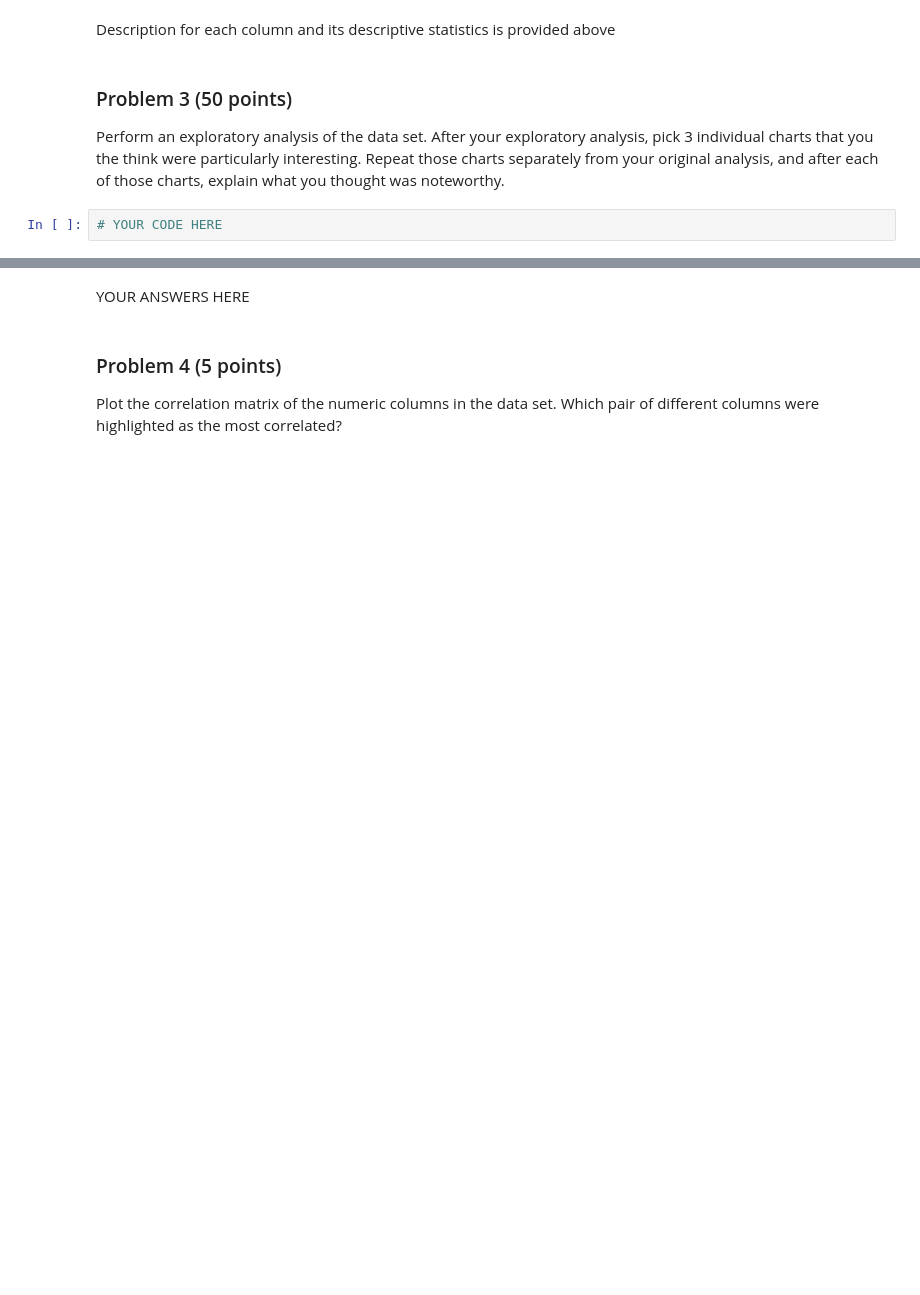
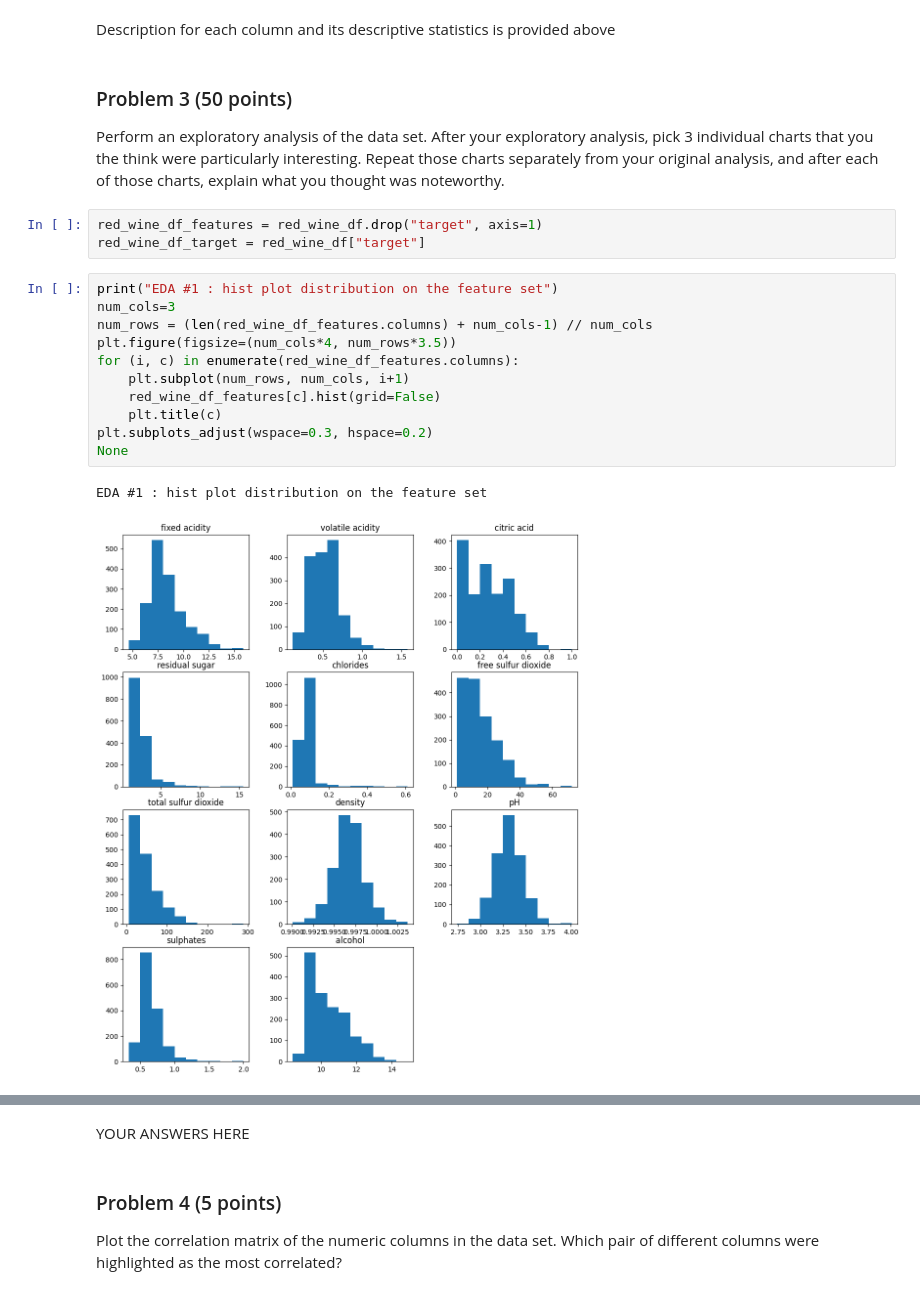
Before and after one commit to RajuNatesanBU/25fallcdsdx602_o1, a Jupyter notebook: dx602-final-project/project.ipynb, the cells around one changed output, grey strips where cells are left out. Saved outputs shown, nothing was run; the diff lists cells and outputs as text; blank space fills up the shorter version.

```diff
--- a/dx602-final-project/project.ipynb
+++ b/dx602-final-project/project.ipynb
@@ -175,5 +176,20 @@ Description for each column and its descriptive statistics is provided above
 Perform an exploratory analysis of the data set.
 After your exploratory analysis, pick 3 individual charts that you the think were particularly interesting.
 Repeat those charts separately from your original analysis, and after each of those charts, explain what you thought was noteworthy.
-# %%
-# YOUR CODE HERE
+# %%
+red_wine_df_features = red_wine_df.drop("target", axis=1)
+red_wine_df_target = red_wine_df["target"]
+# %%
+print("EDA #1 : hist plot distribution on the feature set")
+num_cols=3
+num_rows = (len(red_wine_df_features.columns) + num_cols-1) // num_cols
+plt.figure(figsize=(num_cols*4, num_rows*3.5))
+for (i, c) in enumerate(red_wine_df_features.columns):
+    plt.subplot(num_rows, num_cols, i+1)
+    red_wine_df_features[c].hist(grid=False)
+    plt.title(c)
+plt.subplots_adjust(wspace=0.3, hspace=0.2)
+None
+# %% [output]
+EDA #1 : hist plot distribution on the feature set
+[figure, added]
```
Also changed, not shown: parts of 6 cells of this notebook.
